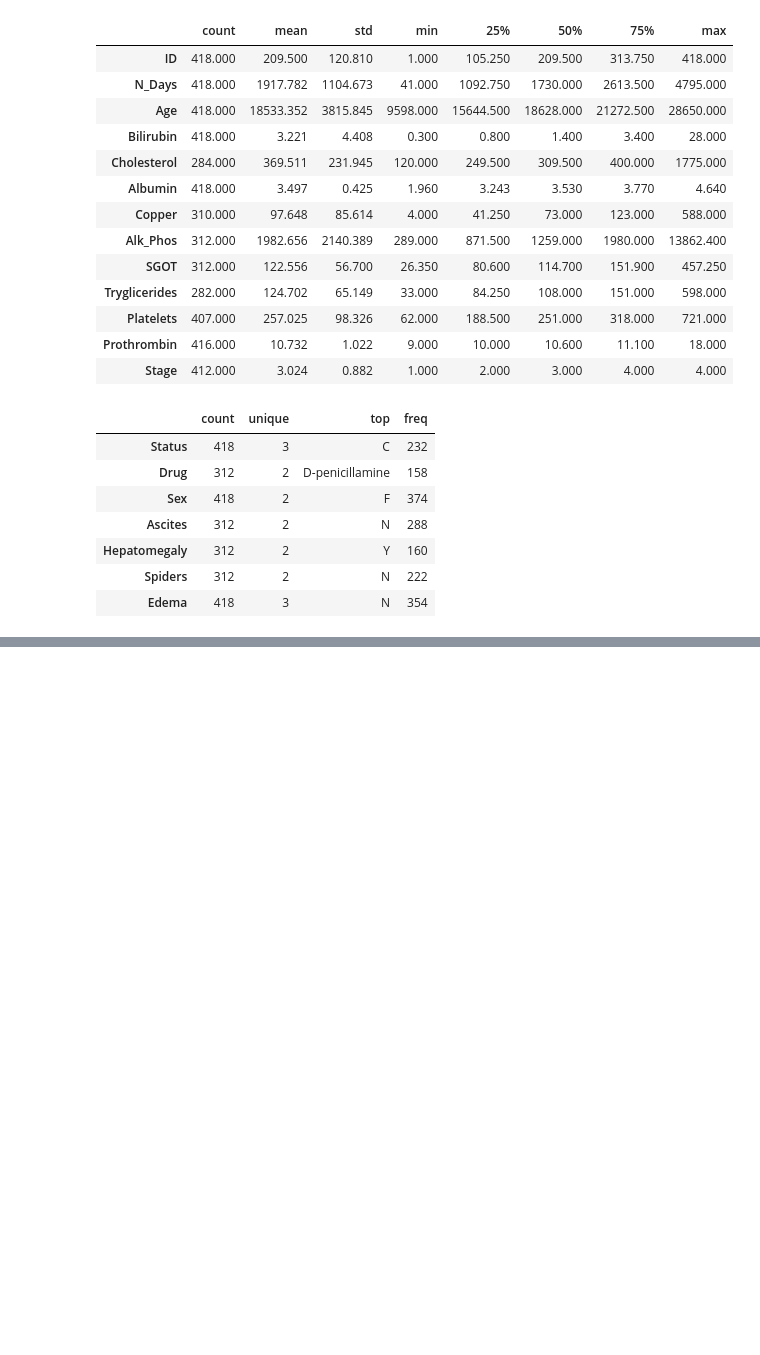
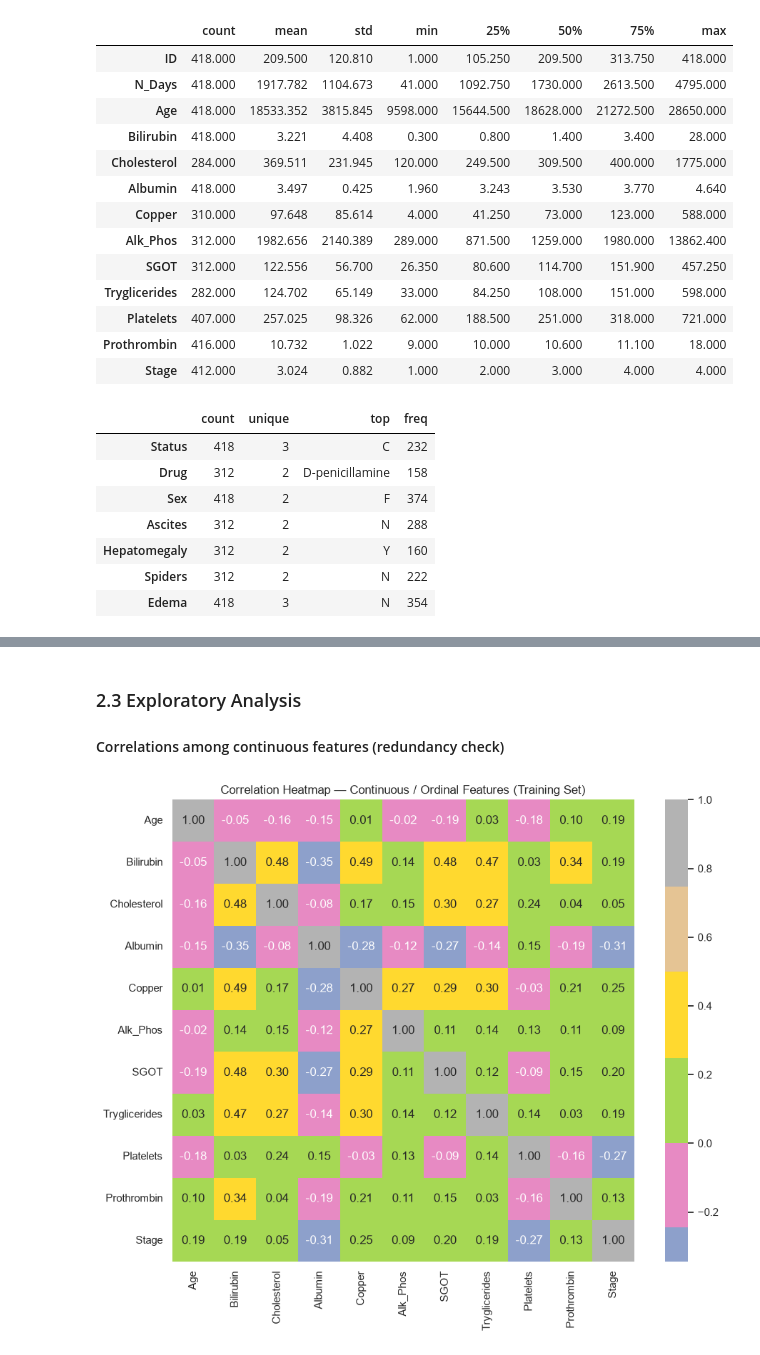
Before and after one commit to Rajesh2015/MSMLRepoSolution, a Jupyter notebook: SG-720-Machine Learning/Cirrhosis Patient Survival Prediction 4C/cirrhosis_patient_predictions.ipynb, the cells around one changed output, grey strips where cells are left out. Drawn from its saved outputs; the diff is of its cells as text; code cells hidden in the pictures; blank space fills up the shorter version.

Commit message:
Added Some more analysis and  code

```diff
--- a/SG-720-Machine Learning/Cirrhosis Patient Survival Prediction 4C/cirrhosis_patient_predictions.ipynb
+++ b/SG-720-Machine Learning/Cirrhosis Patient Survival Prediction 4C/cirrhosis_patient_predictions.ipynb
@@ -931,0 +671,19 @@ cirrhosis_df.select_dtypes(include='object').describe().T
+# %%
+# Build the model-ready dataframe: drop identifiers/leakage columns, engineer Age in years
+# and an ordinal Edema code, and keep everything else untouched (imputation/scaling/encoding
+# happens later, inside the pipeline, so the split below sees the original NaNs untouched).
+
+model_df = cirrhosis_df.drop(columns=['ID', 'N_Days', 'Status']).copy()
+model_df['Age'] = model_df['Age'] / 365.25  # days -> years, purely for interpretability
+model_df['Edema'] = model_df['Edema'].map({'N': 0, 'S': 1, 'Y': 2})  # ordinal severity code
+
+numerical_cols = ['Age', 'Bilirubin', 'Cholesterol', 'Albumin', 'Copper',
+                   'Alk_Phos', 'SGOT', 'Tryglicerides', 'Platelets', 'Prothrombin']
+onehot_cols    = ['Drug', 'Sex', 'Ascites', 'Hepatomegaly', 'Spiders']
+ordinal_cols   = ['Edema', 'Stage']
+
+print(f"Model-ready dataframe shape: {model_df.shape}")
+print(f"Numerical  ({len(numerical_cols)}): {numerical_cols}")
+print(f"One-hot    ({len(onehot_cols)}): {onehot_cols}")
+print(f"Ordinal    ({len(ordinal_cols)}): {ordinal_cols}")
+model_df.head()
@@ -931,0 +701,9 @@ cirrhosis_df.select_dtypes(include='object').describe().T
+# %%
+# 70:30 train/test split, stratified on the target to preserve the ~62/38 class balance
+# in both splits. Imputation/scaling/encoding are NOT fit here -- that happens inside the
+# model pipelines in Section 3, fit only on X_train (or each CV training fold), to avoid leakage.
+X_train, X_test, y_train, y_test = split_train_test(
+    model_df, target_column='Deceased', test_size=0.3, random_state=1
+)
+
+print_dataset_shapes_and_class_distribution(X_train, X_test, y_train, y_test)
@@ -931,0 +725,16 @@ cirrhosis_df.select_dtypes(include='object').describe().T
+# %% [markdown]
+### 2.3 Exploratory Analysis
+
+#### Correlations among continuous features (redundancy check)
+# %%
+# Pairwise correlation (computed on the training set only, to avoid peeking at test data)
+corr_cols = numerical_cols + ['Stage']
+corr = X_train[corr_cols].corr()
+
+plt.figure(figsize=(10, 8))
+sns.heatmap(corr, annot=True, fmt='.2f', cmap=pellete, center=0, square=True)
+plt.title('Correlation Heatmap — Continuous / Ordinal Features (Training Set)')
+plt.tight_layout()
+plt.show()
+# %% [output]
+[figure, added]
```
Also changed, not shown: parts of 50 cells of this notebook.
